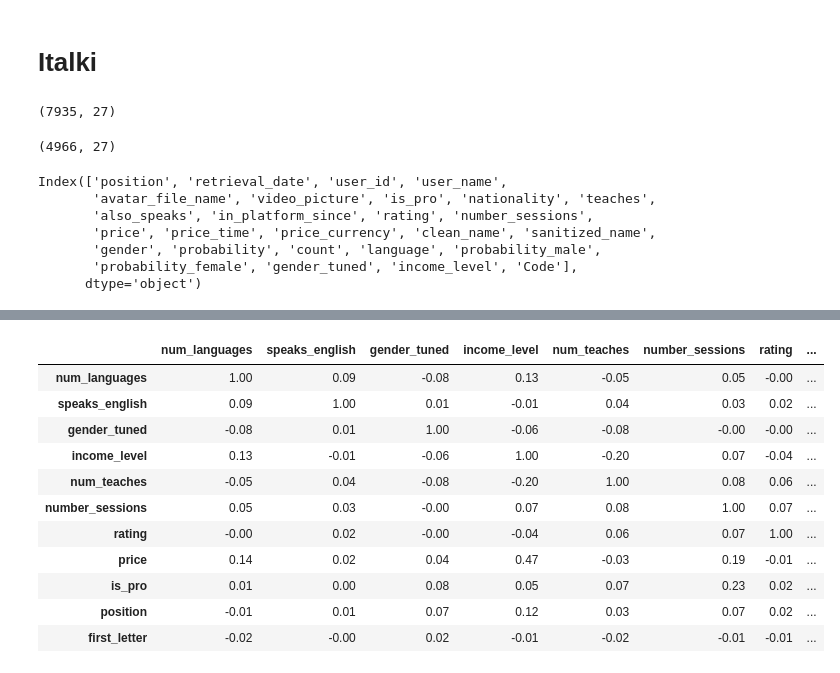
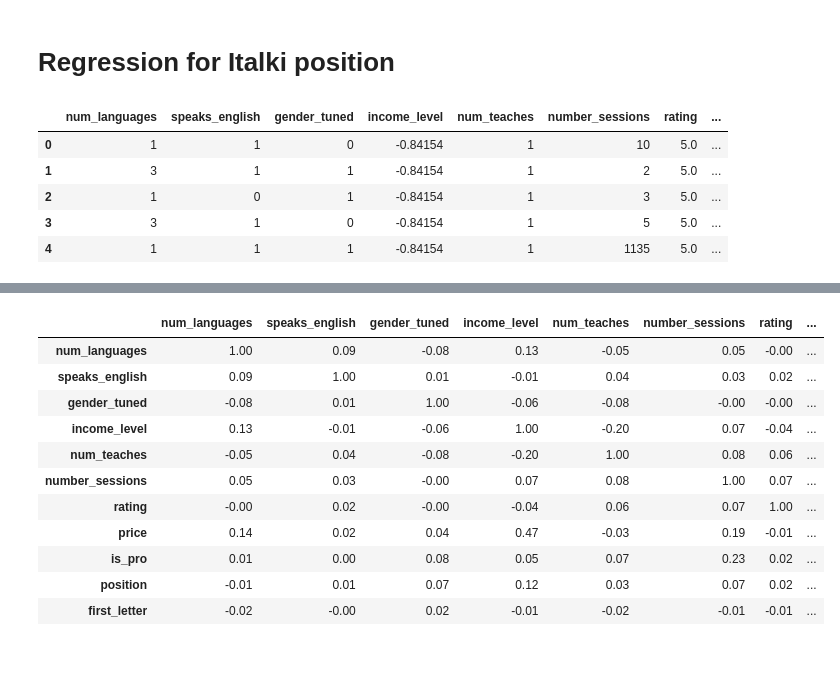
Before and after one commit to javirandor/online-tutoring-analysis, a Jupyter notebook: analysis/modeling_ranking/Regression for Position Italki.ipynb, the cells around one changed output, grey strips where cells are left out. Saved outputs shown, nothing was run; the diff lists cells and outputs as text; code cells hidden in the pictures.

```diff
--- a/analysis/modeling_ranking/Regression for Position Italki.ipynb
+++ b/analysis/modeling_ranking/Regression for Position Italki.ipynb
@@ -5,27 +3,13 @@ language = 'English'
 # %% [markdown]
-# Italki
+# Regression for Italki position
 # %%
-italki = pd.read_csv('../data/results/final_dataframes/italki.csv', index_col=0)
+italki = pd.read_csv('../../data/model_ranking/italki.csv', index_col=0)
-# %%
-italki_lang = italki#[italki['language']==language]
-italki_lang.shape
-# %% [output]
-(7935, 27)
-# %%
-# Remove duplicates
-italki_lang = italki_lang.drop_duplicates(subset=['user_id', 'language'])
-italki_lang.shape
-# %% [output]
-(4966, 27)
 # %%
-italki_lang.head()
+italki.head()
+# %% [output]
+|  | num_languages | speaks_english | gender_tuned | income_level | num_teaches | number_sessions | rating | ... |
+| 0 | 1 | 1 | 0 | -0.84154 | 1 | 10 | 5.0 | ... |
+| 1 | 3 | 1 | 1 | -0.84154 | 1 | 2 | 5.0 | ... |
+| 2 | 1 | 0 | 1 | -0.84154 | 1 | 3 | 5.0 | ... |
+| 3 | 3 | 1 | 0 | -0.84154 | 1 | 5 | 5.0 | ... |
+| 4 | 1 | 1 | 1 | -0.84154 | 1 | 1135 | 5.0 | ... |
-# %%
-italki_lang.columns
-# %% [output]
-Index(['position', 'retrieval_date', 'user_id', 'user_name',
-       'avatar_file_name', 'video_picture', 'is_pro', 'nationality', 'teaches',
-       'also_speaks', 'in_platform_since', 'rating', 'number_sessions',
-       'price', 'price_time', 'price_currency', 'clean_name', 'sanitized_name',
-       'gender', 'probability', 'count', 'language', 'probability_male',
-       'probability_female', 'gender_tuned', 'income_level', 'Code'],
-      dtype='object')
```
Also changed, not shown: parts of 16 cells of this notebook, 12 other files.
